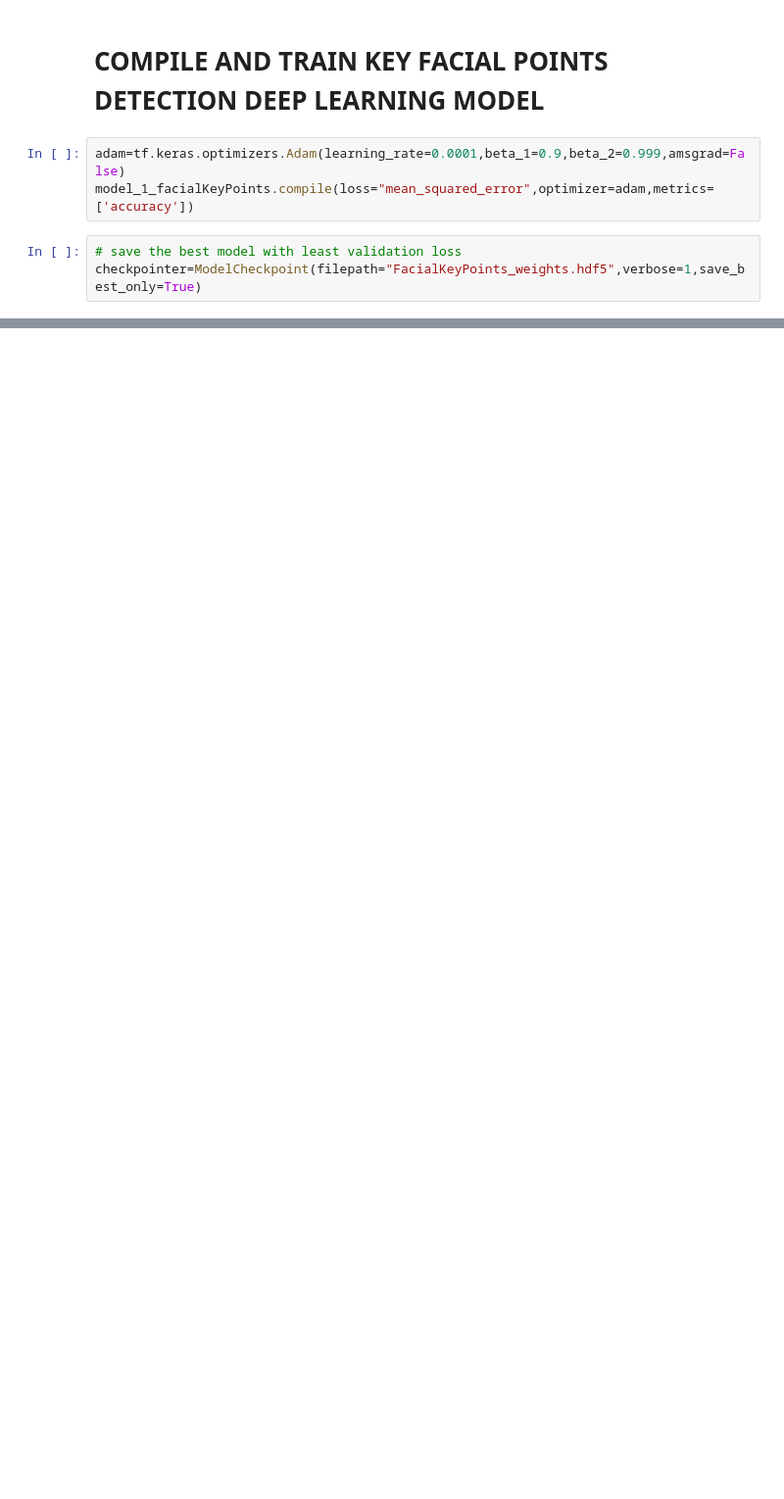
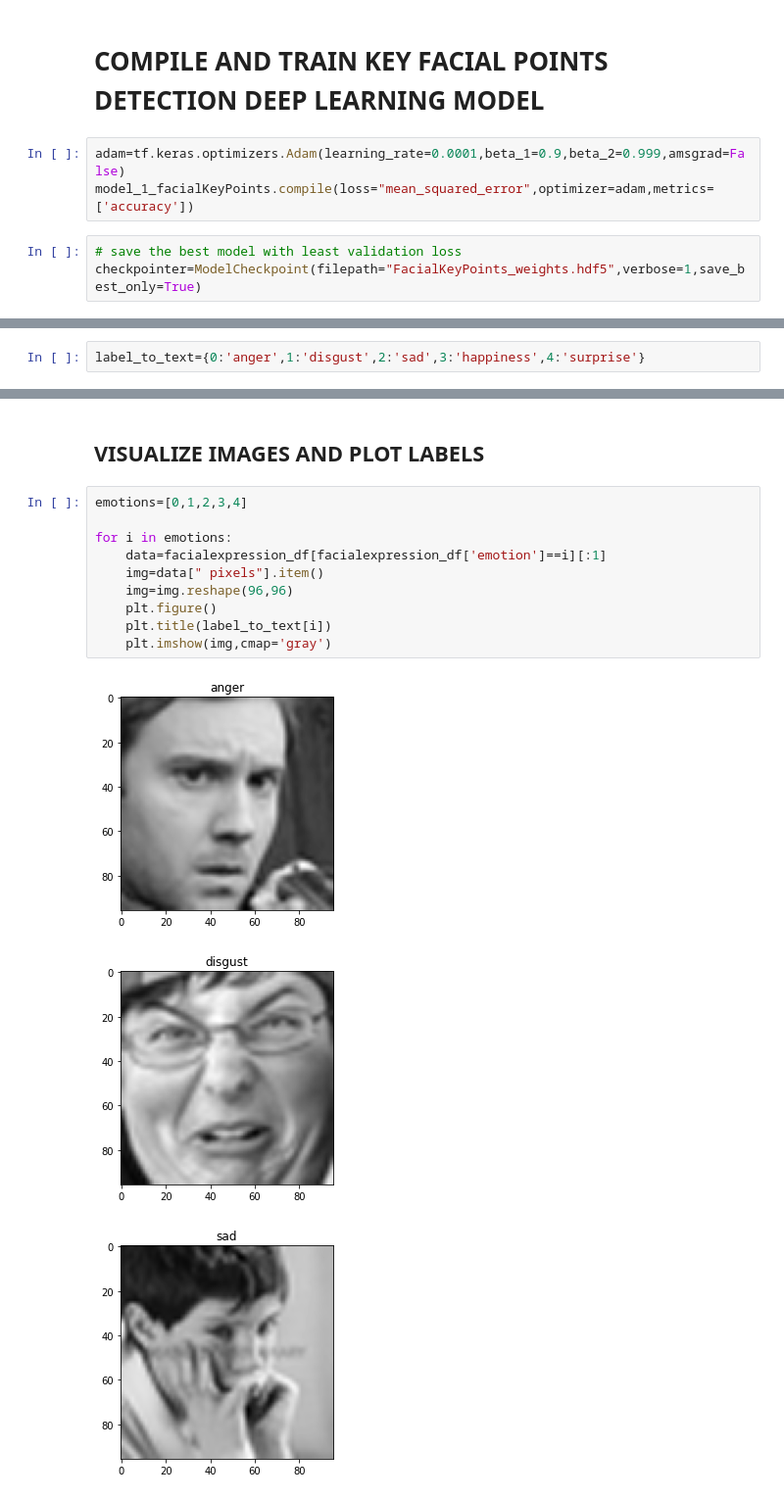
Before and after one commit to atanuc073/Emotion-AI, a Jupyter notebook: emotion-ai.ipynb, the cells around one changed output, grey strips where cells are left out. Shown at 98% size. Cells and saved outputs as stored; diff of their text form; blank space fills up the shorter version.

```diff
--- a/emotion-ai.ipynb
+++ b/emotion-ai.ipynb
@@ -464,0 +567,2 @@ Epoch 00002: val_loss improved from 227.98270 to 101.85658, saving model to Faci
+# %%
+label_to_text={0:'anger',1:'disgust',2:'sad',3:'happiness',4:'surprise'}
@@ -464,0 +573,16 @@ Epoch 00002: val_loss improved from 227.98270 to 101.85658, saving model to Faci
+# %% [markdown]
+## VISUALIZE IMAGES AND PLOT LABELS
+# %%
+emotions=[0,1,2,3,4]
+
+for i in emotions:
+    data=facialexpression_df[facialexpression_df['emotion']==i][:1]
+    img=data[" pixels"].item()
+    img=img.reshape(96,96)
+    plt.figure()
+    plt.title(label_to_text[i])
+    plt.imshow(img,cmap='gray')
+# %% [output]
+[figure, added]
+[figure, added]
+[figure, added]
```
Also changed, not shown: parts of 39 cells of this notebook.
